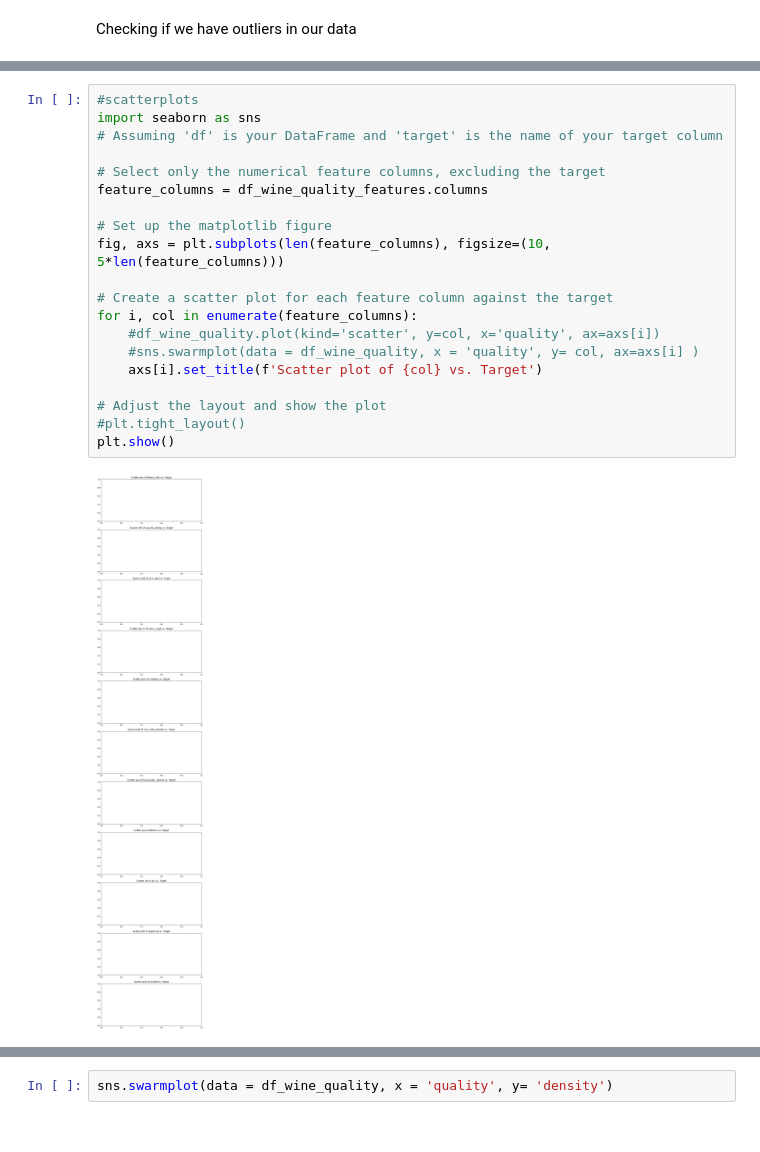
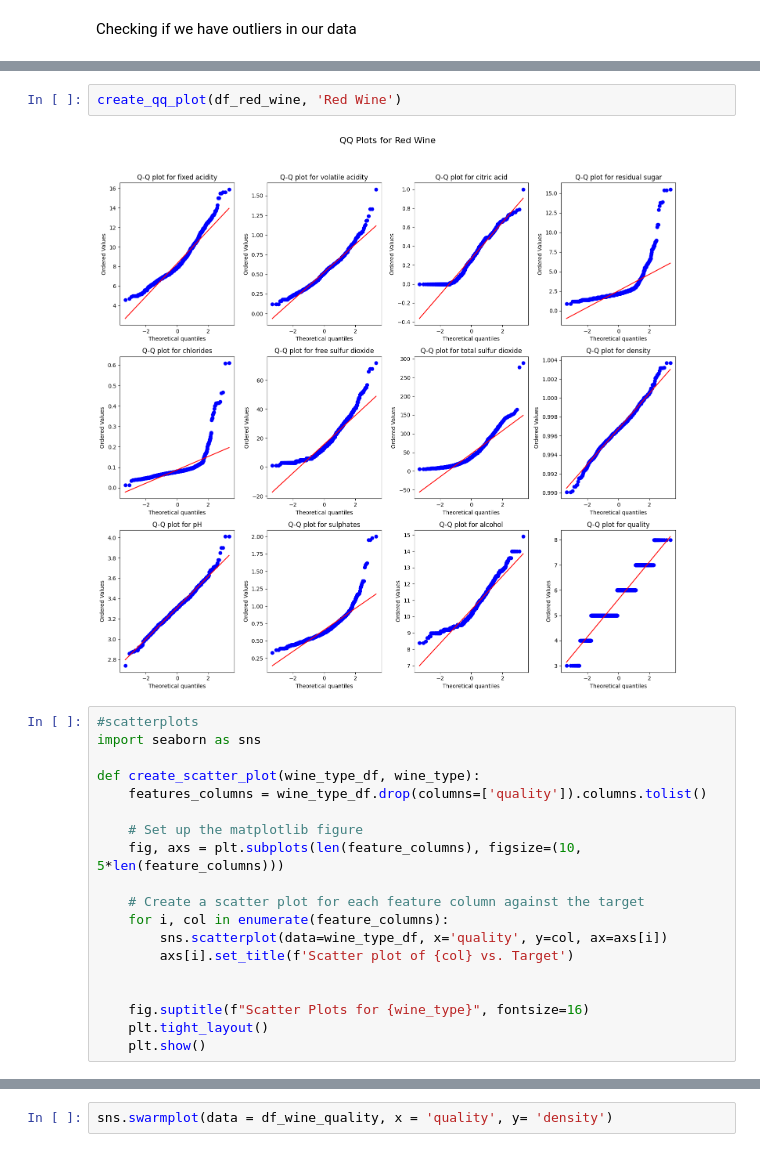
Before and after one commit to ZofiaSamsel/Wine_quality, a Jupyter notebook: main.ipynb, the cells around one changed output, grey strips where cells are left out. Drawn from its saved outputs; the diff is of its cells as text.

```diff
--- a/main.ipynb
+++ b/main.ipynb
@@ -130,22 +273,23 @@ plt.show()
+# %%
+create_qq_plot(df_red_wine, 'Red Wine')
+# %% [output]
+[figure, added]
 # %%
 #scatterplots
 import seaborn as sns
-# Assuming 'df' is your DataFrame and 'target' is the name of your target column
 
-# Select only the numerical feature columns, excluding the target
-feature_columns = df_wine_quality_features.columns
+def create_scatter_plot(wine_type_df, wine_type):
+    features_columns = wine_type_df.drop(columns=['quality']).columns.tolist()
 
-# Set up the matplotlib figure
-fig, axs = plt.subplots(len(feature_columns), figsize=(10, 5*len(feature_columns)))
+    # Set up the matplotlib figure
+    fig, axs = plt.subplots(len(feature_columns), figsize=(10, 5*len(feature_columns)))
 
-# Create a scatter plot for each feature column against the target
-for i, col in enumerate(feature_columns):
-    #df_wine_quality.plot(kind='scatter', y=col, x='quality', ax=axs[i])
-    #sns.swarmplot(data = df_wine_quality, x = 'quality', y= col, ax=axs[i] )
-    axs[i].set_title(f'Scatter plot of {col} vs. Target')
+    # Create a scatter plot for each feature column against the target
+    for i, col in enumerate(feature_columns):
+        sns.scatterplot(data=wine_type_df, x='quality', y=col, ax=axs[i])
+        axs[i].set_title(f'Scatter plot of {col} vs. Target')
 
-# Adjust the layout and show the plot
-#plt.tight_layout()
-plt.show()
+
+    fig.suptitle(f"Scatter Plots for {wine_type}", fontsize=16)
+    plt.tight_layout()
+    plt.show()
-# %% [output]
-[figure, removed]
```
Also changed, not shown: parts of 17 cells of this notebook, 3 other files.
